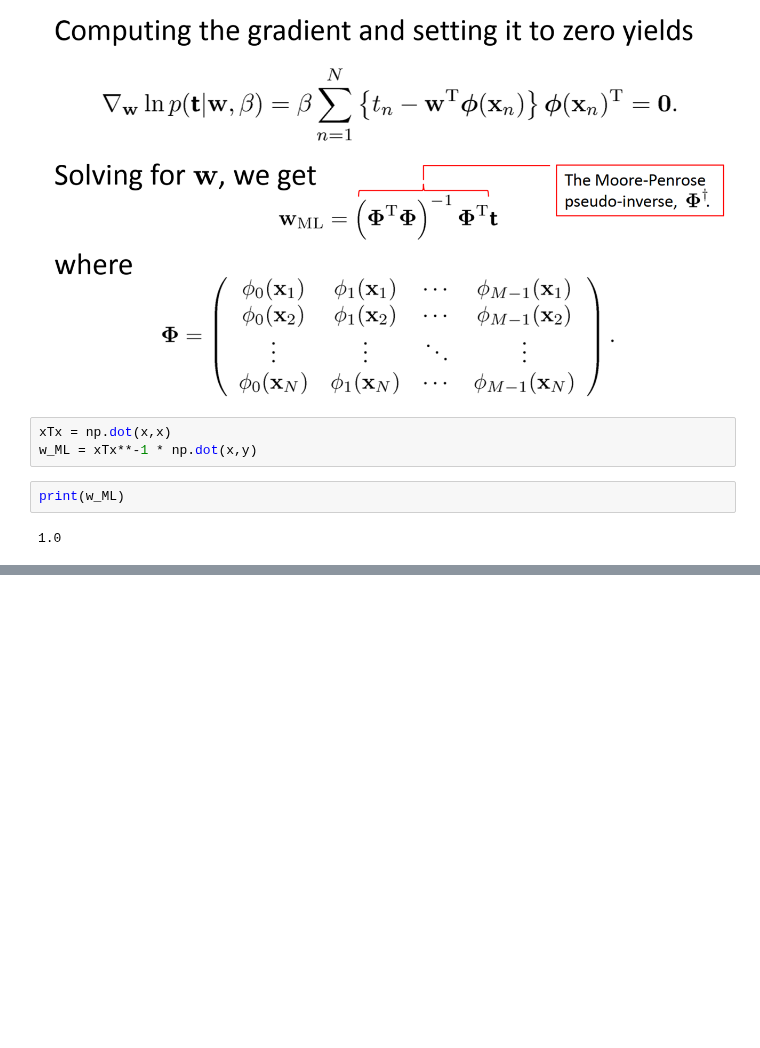
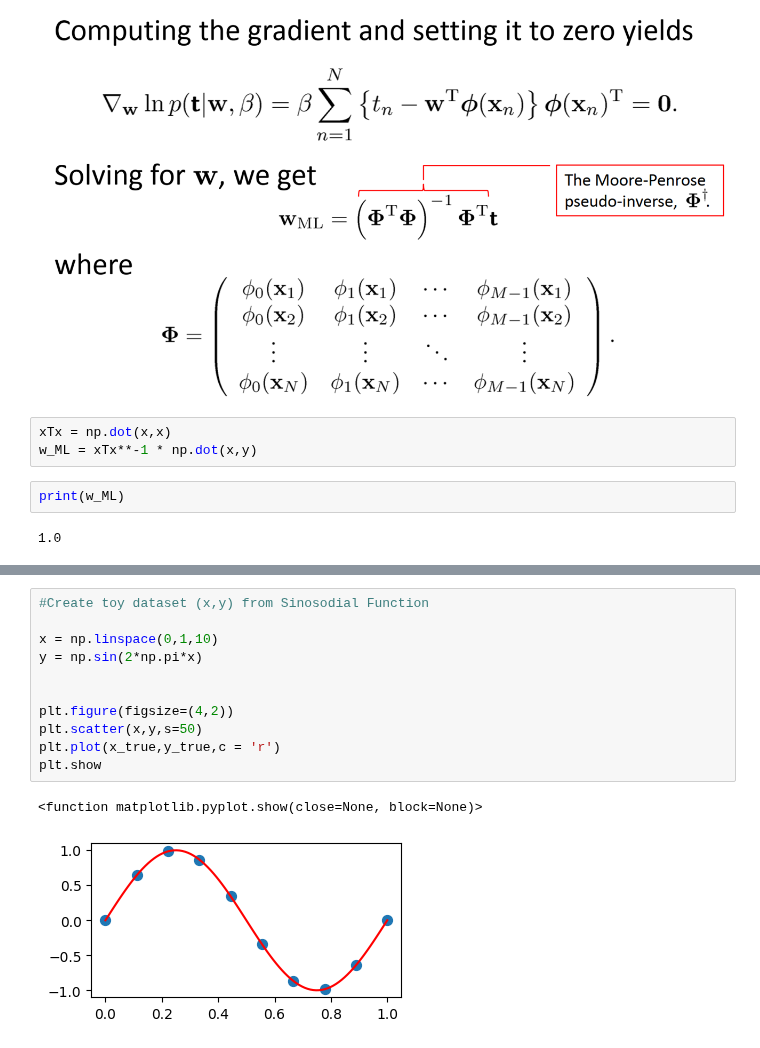
Before and after one commit to aruntakhur/GEU_ML, a Jupyter notebook: LinearRegression.ipynb, the cells around one changed output, grey strips where cells are left out. Drawn from its saved outputs; the diff is of its cells as text; blank space fills up the shorter version.

```diff
--- a/LinearRegression.ipynb
+++ b/LinearRegression.ipynb
@@ -64,0 +76,14 @@ print(w_ML)
+# %%
+#Create toy dataset (x,y) from Sinosodial Function
+
+x = np.linspace(0,1,10)
+y = np.sin(2*np.pi*x)
+
+
+plt.figure(figsize=(4,2))
+plt.scatter(x,y,s=50)
+plt.plot(x_true,y_true,c = 'r')
+plt.show
+# %% [output]
+<function matplotlib.pyplot.show(close=None, block=None)>
+[figure, added]
```
Also changed, not shown: parts of 18 cells of this notebook.
